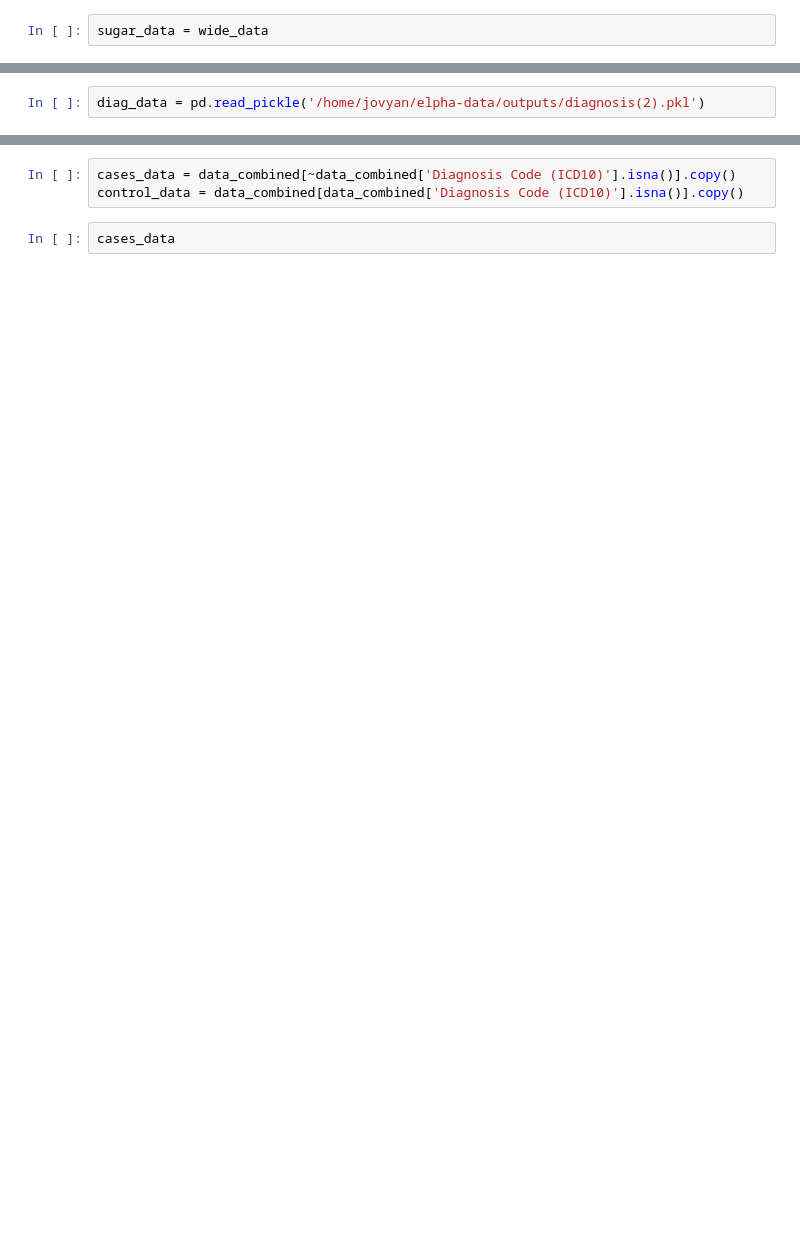
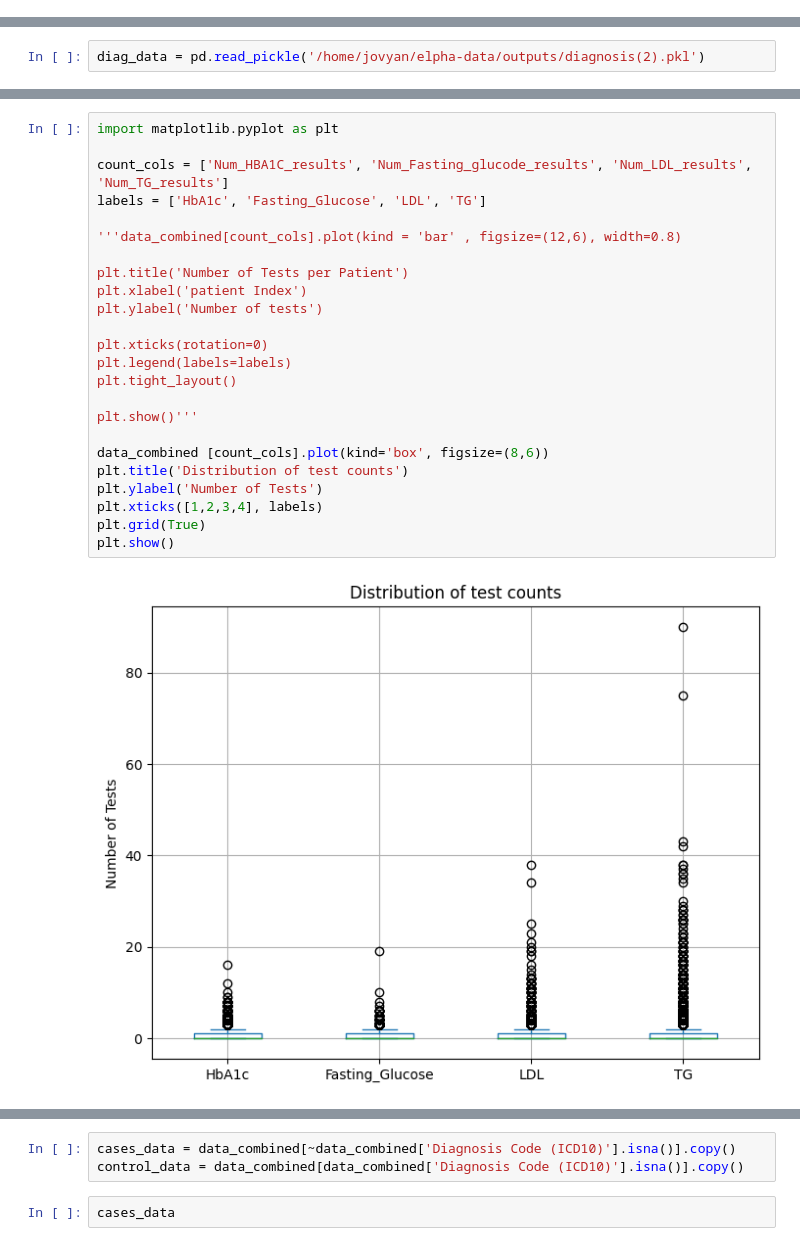
Before and after one commit to andrea-twl/DM-cancer-risk-validation, a Jupyter notebook: notebooks/ehints_validation.ipynb, the cells around one changed output, grey strips where cells are left out. Cells and saved outputs as stored; diff of their text form; blank space fills up the shorter version.

```diff
--- a/notebooks/ehints_validation.ipynb
+++ b/notebooks/ehints_validation.ipynb
@@ -362,2 +380,0 @@ wide_data
-# %%
-sugar_data = wide_data
@@ -402,0 +524,26 @@ data_combined.to_pickle('/home/jovyan/elpha-data/outputs/combined_data.pkl')
+# %%
+import matplotlib.pyplot as plt
+
+count_cols = ['Num_HBA1C_results', 'Num_Fasting_glucode_results', 'Num_LDL_results', 'Num_TG_results']
+labels = ['HbA1c', 'Fasting_Glucose', 'LDL', 'TG']
+
+'''data_combined[count_cols].plot(kind = 'bar' , figsize=(12,6), width=0.8)
+
+plt.title('Number of Tests per Patient')
+plt.xlabel('patient Index')
+plt.ylabel('Number of tests')
+
+plt.xticks(rotation=0)
+plt.legend(labels=labels)
+plt.tight_layout()
+
+plt.show()'''
+
+data_combined [count_cols].plot(kind='box', figsize=(8,6))
+plt.title('Distribution of test counts')
+plt.ylabel('Number of Tests')
+plt.xticks([1,2,3,4], labels)
+plt.grid(True)
+plt.show()
+# %% [output]
+[figure, added]
```
Also changed, not shown: parts of 36 cells of this notebook.
